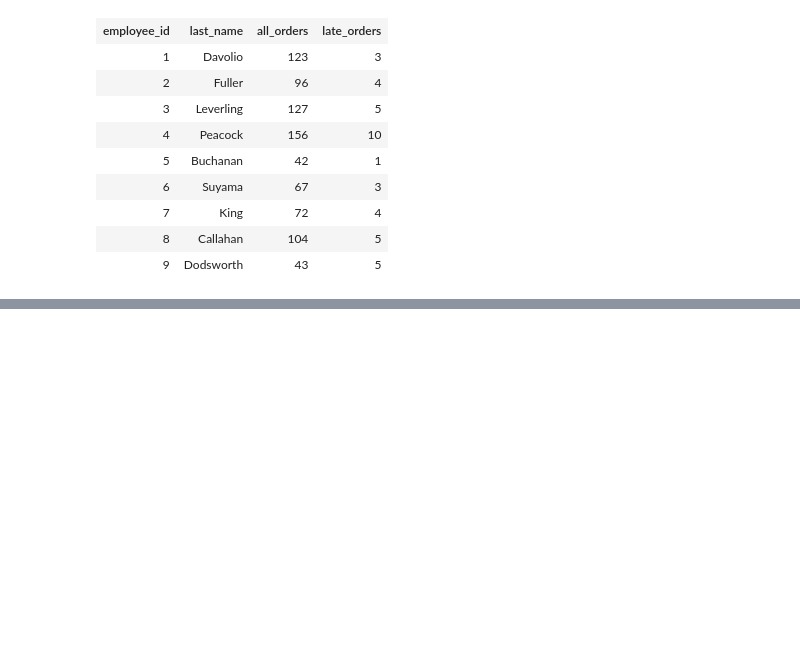
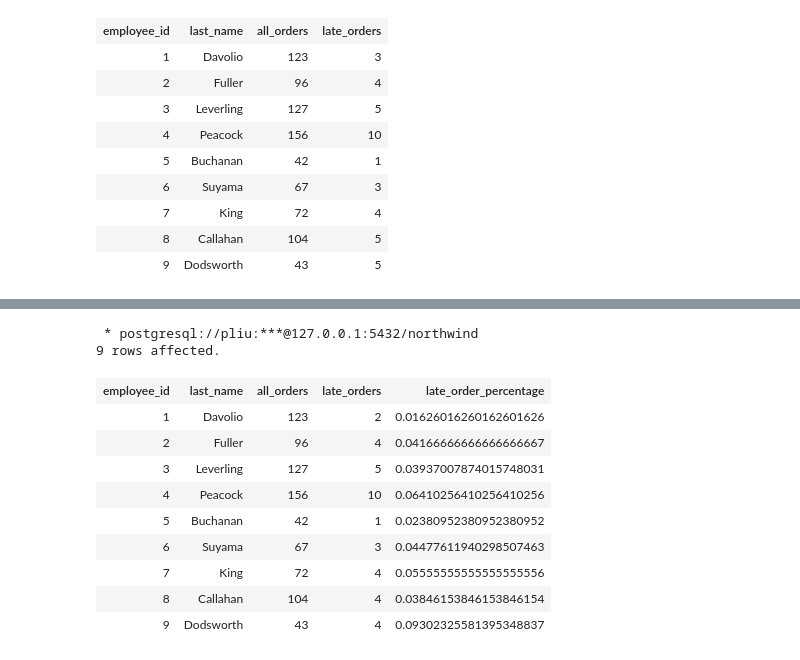
Before and after one commit to pengfei99/LearningSQL, a Jupyter notebook: SQL_practice_problems/notebook/4.Hard_questions.ipynb, the cells around one changed output, grey strips where cells are left out. Cells and saved outputs as stored; diff of their text form; code cells hidden in the pictures; blank space fills up the shorter version.

```diff
--- a/SQL_practice_problems/notebook/4.Hard_questions.ipynb
+++ b/SQL_practice_problems/notebook/4.Hard_questions.ipynb
@@ -731,0 +820,37 @@ Your result rows should look like:
+# %%
+%%sql
+
+with all_orders as (
+  select employee_id, count(order_id) as all_orders
+    from orders
+    group by employee_id
+),
+
+late_orders as (
+  select e.employee_id, e.last_name, count(order_id) as late_orders
+    from orders o
+    join employees e
+    on e.employee_id=o.employee_id
+    where required_date < shipped_date
+    group by e.employee_id
+)
+
+select l.employee_id, l.last_name, a.all_orders, l.late_orders,
+(cast(l.late_orders as decimal(10,2)) / a.all_orders) as late_order_percentage
+from  all_orders a
+join late_orders l
+on a.employee_id=l.employee_id
+order by a.employee_id;
+# %% [output]
+ * postgresql://pliu:***@127.0.0.1:5432/northwind
+9 rows affected.
+| employee_id | last_name | all_orders | late_orders | late_order_percentage |
+| 1 | Davolio | 123 | 2 | 0.01626016260162601626 |
+| 2 | Fuller | 96 | 4 | 0.04166666666666666667 |
+| 3 | Leverling | 127 | 5 | 0.03937007874015748031 |
+| 4 | Peacock | 156 | 10 | 0.06410256410256410256 |
+| 5 | Buchanan | 42 | 1 | 0.02380952380952380952 |
+| 6 | Suyama | 67 | 3 | 0.04477611940298507463 |
+| 7 | King | 72 | 4 | 0.05555555555555555556 |
+| 8 | Callahan | 104 | 4 | 0.03846153846153846154 |
+| 9 | Dodsworth | 43 | 4 | 0.09302325581395348837 |
```
Also changed, not shown: parts of 7 cells of this notebook.
